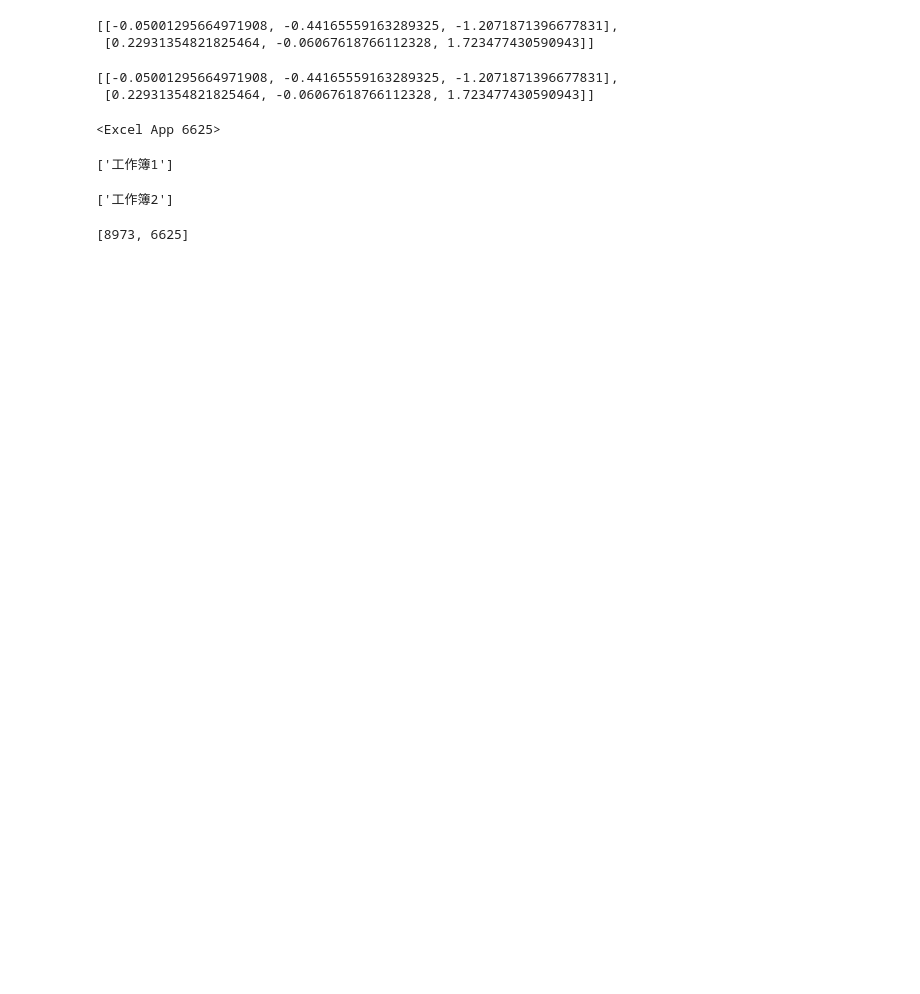
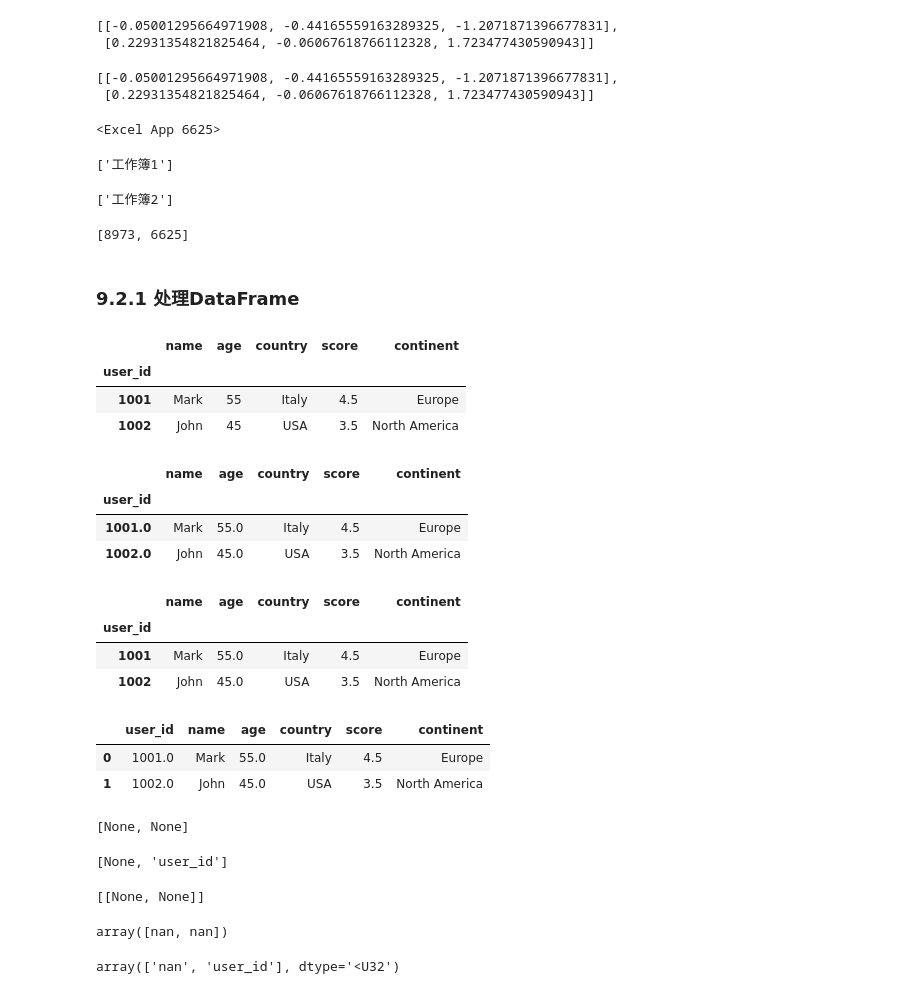
Before and after one commit to wfy0508/LearningPython, a Jupyter notebook: pythonExcel/use_xlwings.ipynb, the cells around one changed output. Saved outputs shown, nothing was run; the diff lists cells and outputs as text; code cells hidden in the pictures; blank space fills up the shorter version.

Commit message:
use xlwings-20220617

```diff
--- a/pythonExcel/use_xlwings.ipynb
+++ b/pythonExcel/use_xlwings.ipynb
@@ -106,3 +106,18 @@ invisible_book = invisible_app.books[0]
 invisible_book.sheets[0]['A1'].value = 'Created by an invisible app.'
 invisible_book.save('./data/invisible_book.xlsx')
 invisible_app.quit()
+# %% [markdown]
+### 9.2.1 处理DataFrame
+# %%
+data = [['Mark', 55, 'Italy', 4.5, 'Europe'],
+        ['John', 45, 'USA', 3.5, 'North America']]
+df = pd.DataFrame(data=data,
+                  columns=['name', 'age', 'country', 'score', 'continent'],
+                  index=[1001, 1002])
+df.index.name = 'user_id'
+df.head()
+# %% [output]
+|  | name | age | country | score | continent |
+| user_id |  |  |  |  |  |
+| 1001 | Mark | 55 | Italy | 4.5 | Europe |
+| 1002 | John | 45 | USA | 3.5 | North America |
@@ -108,0 +136,9 @@ invisible_app.quit()
+# %%
+# 使用expend来选取一块连续的单元格
+df2 = sheet_1['A2'].expand().options(pd.DataFrame).value
+df2
+# %% [output]
+|  | name | age | country | score | continent |
+| user_id |  |  |  |  |  |
+| 1001.0 | Mark | 55.0 | Italy | 4.5 | Europe |
+| 1002.0 | John | 45.0 | USA | 3.5 | North America |
@@ -108,0 +148,43 @@ invisible_app.quit()
+# %%
+df2
+# %% [output]
+|  | name | age | country | score | continent |
+| user_id |  |  |  |  |  |
+| 1001 | Mark | 55.0 | Italy | 4.5 | Europe |
+| 1002 | John | 45.0 | USA | 3.5 | North America |
+# %%
+# 通过设置index=False，Excel文件中的所有值都会被保存到DataFrame的数据部分并且使用默认索引
+sheet_1['A2'].expand().options(pd.DataFrame, index=False).value
+# 索引成为了数据的一部分
+
+# xlwings range对象的options方法修改的是读写Excel文件时处理值的方式
+# 只有在调用range对象的value属性时，options才会进行求值
+# %% [output]
+|  | user_id | name | age | country | score | continent |
+| 0 | 1001.0 | Mark | 55.0 | Italy | 4.5 | Europe |
+| 1 | 1002.0 | John | 45.0 | USA | 3.5 | North America |
+# %%
+# ndim
+# 水平区域（一维）
+sheet_1['A1:B1'].value
+# %% [output]
+[None, None]
+# %%
+# 垂直区域（一维）
+sheet_1['A1:A2'].value
+# %% [output]
+[None, 'user_id']
+# %%
+# 水平区域（二维），强制转换为二维区域
+sheet_1['A1:B1'].options(ndim=2).value
+# %% [output]
+[[None, None]]
+# %%
+# 使用np.array也可以转换，产生一个水平区域的一维数组
+sheet_1['A1:B1'].options(np.array).value
+# %% [output]
+array([nan, nan])
+# %%
+sheet_1['A1:A2'].options(np.array).value
+# %% [output]
+array(['nan', 'user_id'], dtype='<U32')
```
Also changed, not shown: parts of 30 cells of this notebook, 4 other files.
